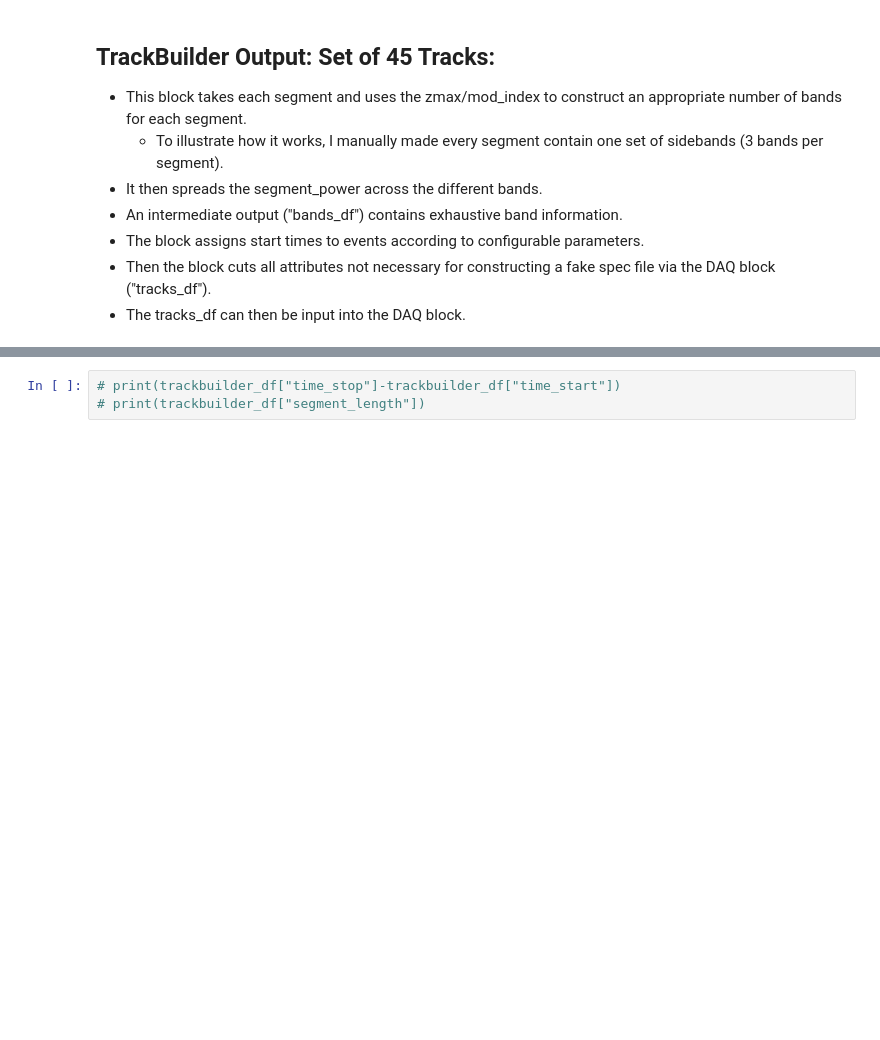
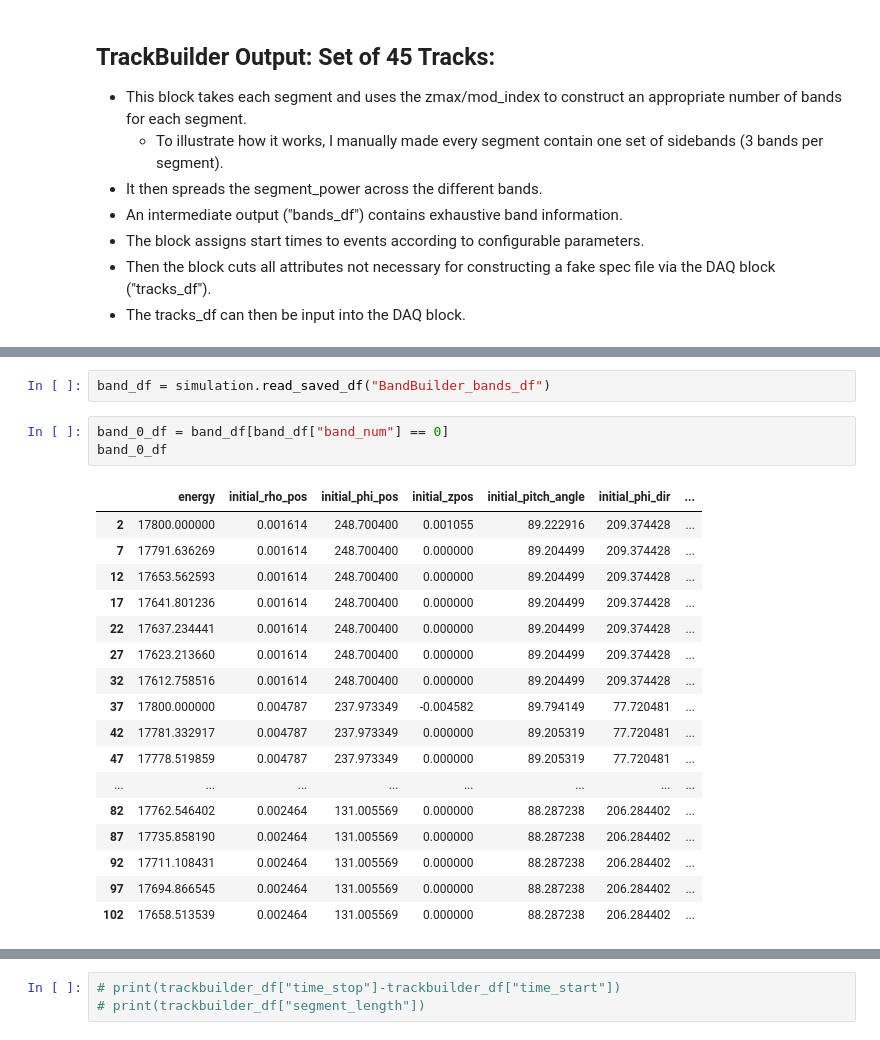
Before and after one commit to drewbyron/SimulationDev, a Jupyter notebook: SimulationDev.ipynb, the cells around one changed output, grey strips where cells are left out. Drawn from its saved outputs; the diff is of its cells as text; blank space fills up the shorter version.

```diff
--- a/SimulationDev.ipynb
+++ b/SimulationDev.ipynb
@@ -823,0 +1278,23 @@ simulation.read_saved_df("Kinematics_segments_df")
+# %%
+band_df = simulation.read_saved_df("BandBuilder_bands_df")
+# %%
+band_0_df = band_df[band_df["band_num"] == 0]
+band_0_df
+# %% [output]
+|  | energy | initial_rho_pos | initial_phi_pos | initial_zpos | initial_pitch_angle | initial_phi_dir | ... |
+| 2 | 17800.000000 | 0.001614 | 248.700400 | 0.001055 | 89.222916 | 209.374428 | ... |
+| 7 | 17791.636269 | 0.001614 | 248.700400 | 0.000000 | 89.204499 | 209.374428 | ... |
+| 12 | 17653.562593 | 0.001614 | 248.700400 | 0.000000 | 89.204499 | 209.374428 | ... |
+| 17 | 17641.801236 | 0.001614 | 248.700400 | 0.000000 | 89.204499 | 209.374428 | ... |
+| 22 | 17637.234441 | 0.001614 | 248.700400 | 0.000000 | 89.204499 | 209.374428 | ... |
+| 27 | 17623.213660 | 0.001614 | 248.700400 | 0.000000 | 89.204499 | 209.374428 | ... |
+| 32 | 17612.758516 | 0.001614 | 248.700400 | 0.000000 | 89.204499 | 209.374428 | ... |
+| 37 | 17800.000000 | 0.004787 | 237.973349 | -0.004582 | 89.794149 | 77.720481 | ... |
+| 42 | 17781.332917 | 0.004787 | 237.973349 | 0.000000 | 89.205319 | 77.720481 | ... |
+| 47 | 17778.519859 | 0.004787 | 237.973349 | 0.000000 | 89.205319 | 77.720481 | ... |
+| ... | ... | ... | ... | ... | ... | ... | ... |
+| 82 | 17762.546402 | 0.002464 | 131.005569 | 0.000000 | 88.287238 | 206.284402 | ... |
+| 87 | 17735.858190 | 0.002464 | 131.005569 | 0.000000 | 88.287238 | 206.284402 | ... |
+| 92 | 17711.108431 | 0.002464 | 131.005569 | 0.000000 | 88.287238 | 206.284402 | ... |
+| 97 | 17694.866545 | 0.002464 | 131.005569 | 0.000000 | 88.287238 | 206.284402 | ... |
+| 102 | 17658.513539 | 0.002464 | 131.005569 | 0.000000 | 88.287238 | 206.284402 | ... |
```
Also changed, not shown: parts of 131 cells of this notebook, 10 other files.
